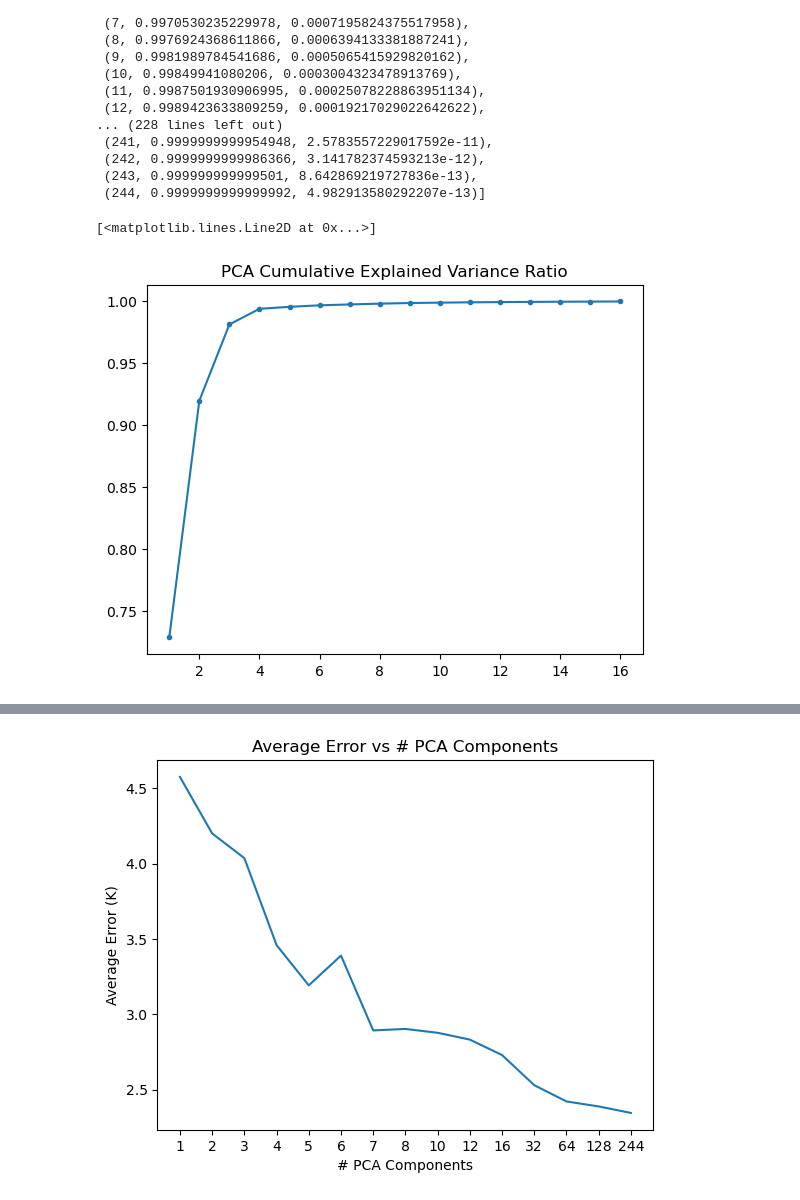
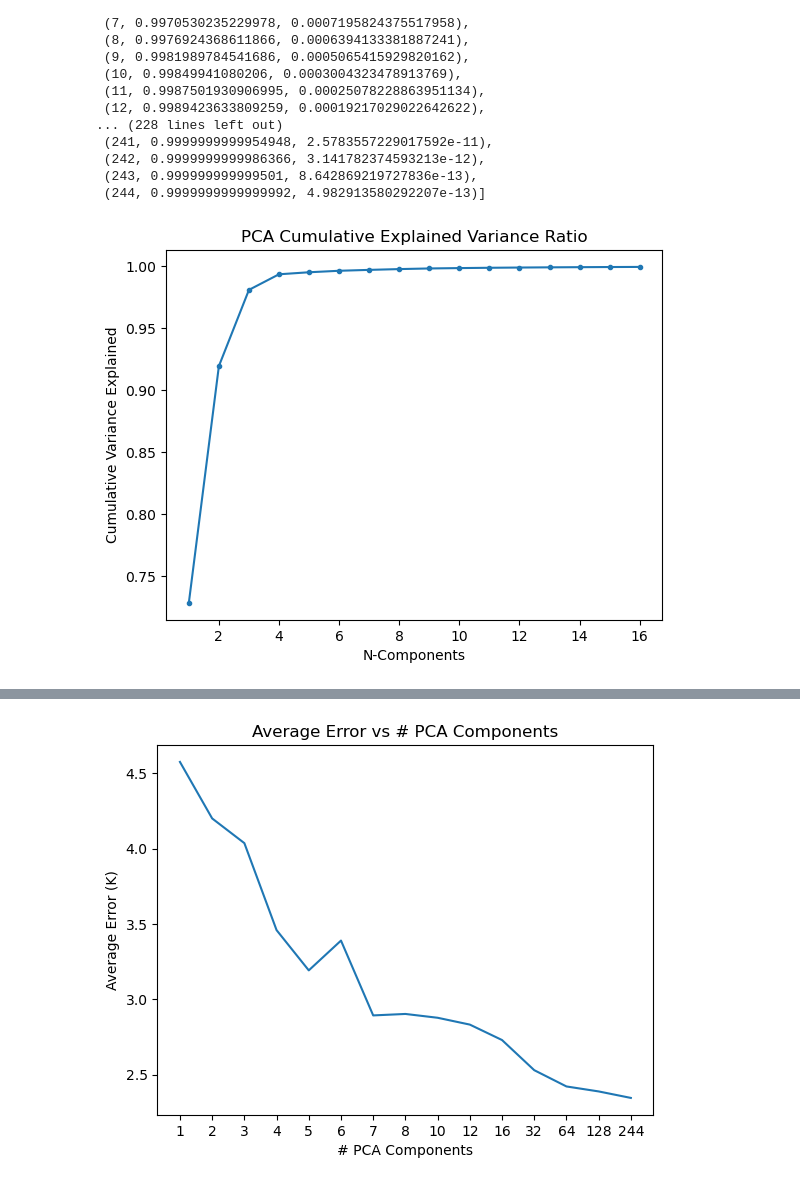
Before and after one commit to DannyCollinson/EMIT-ECOSTRESS, a Jupyter notebook: data_prep/PCA_CNN.ipynb, the cells around one changed output, grey strips where cells are left out. Saved outputs shown, nothing was run; the diff lists cells and outputs as text; code cells hidden in the pictures.

```diff
--- a/data_prep/PCA_CNN.ipynb
+++ b/data_prep/PCA_CNN.ipynb
@@ -76,6 +78,8 @@ for split_num in range(20):
 #     saved += length
 # %% [markdown]
 # Visualization
+# %%
+pca = pickle_load(r'Data\Dataset\Full_PCA\pca_object.pkl')
 # %%
 (
     [(i, sum(pca.explained_variance_ratio_[:i]), pca.explained_variance_ratio_[i-1]) for i in range(1, len(pca.explained_variance_ratio_) + 1)][:]
@@ -101,13 +105,15 @@ for split_num in range(20):
 # %%
 fig, ax = plt.subplots()
 ax.set_title('PCA Cumulative Explained Variance Ratio')
 ax.plot(
     [i for i in range(1, len(pca.explained_variance_ratio_) + 1)][:16],
     [sum(pca.explained_variance_ratio_[:i])
         for i in range(1, len(pca.explained_variance_ratio_) + 1)
     ][:16],
     marker='.'
 )
+ax.set_xlabel('N-Components')
+ax.set_ylabel('Cumulative Variance Explained')
+plt.show(fig)
 # %% [output]
-[<matplotlib.lines.Line2D at 0x...>]
-[figure, old version]
+[figure, new version]
```
Also changed, not shown: parts of 15 cells of this notebook, 3 other files.
